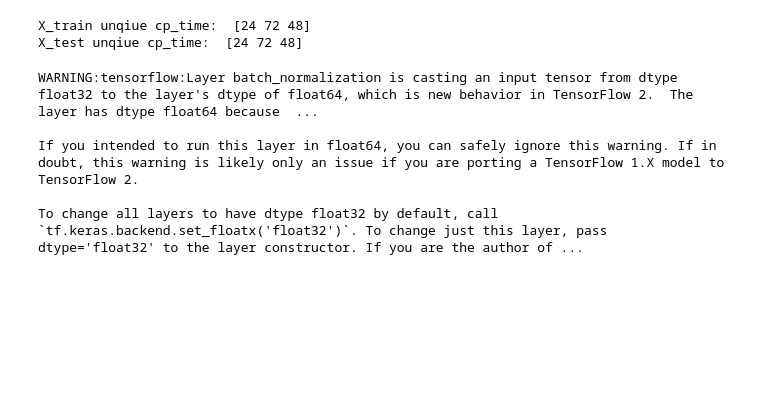
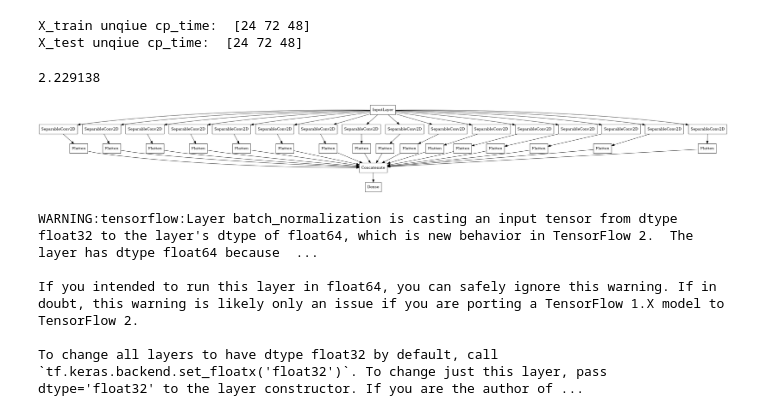
Before and after one commit to damoonsh/MoA, a Jupyter notebook: main.ipynb, the cells around one changed output. Drawn from its saved outputs; the diff is of its cells as text; code cells hidden in the pictures; blank space fills up the shorter version.

```diff
--- a/main.ipynb
+++ b/main.ipynb
@@ -94,3 +95,32 @@ tf.keras.backend.set_floatx('float64')
+# %%
+"""
+    CCN: Using multiple different strides to extract features.
+"""
+def feature_extracter(x, low, high, Unit=16, std=1, seed=1):
+    layers = []
+
+    for h in range(low, high+1):
+        for v in range(low, high+1):
+            layer = SeparableConv2D(Unit, kernel_size=(h, v), kernel_initializer=TruncatedNormal(0, std, seed))(x)
+
+            layers.append(Flatten()(layer))
+
+    return Concatenate()(layers)
+
+out = feature_extracter(cell_image_input, 3, 6)
+output = Dense(y.shape[1], activation='softmax', kernel_initializer=TruncatedNormal(0, 0.005, seed=111))(out)
+
+
+model = Model(inputs=[cell_image_input], outputs=[output])
+# %%
+
+model.count_params() / 1e6
+# %% [output]
+2.229138
+# %%
+plot_model(model, show_layer_names=0, show_shapes=0)
+# %% [output]
+[figure, added]
 # %%
 # Linear model with resnet style additions
 def mock_resnet(In, unit, std):
```
Also changed, not shown: parts of 2 cells of this notebook.
